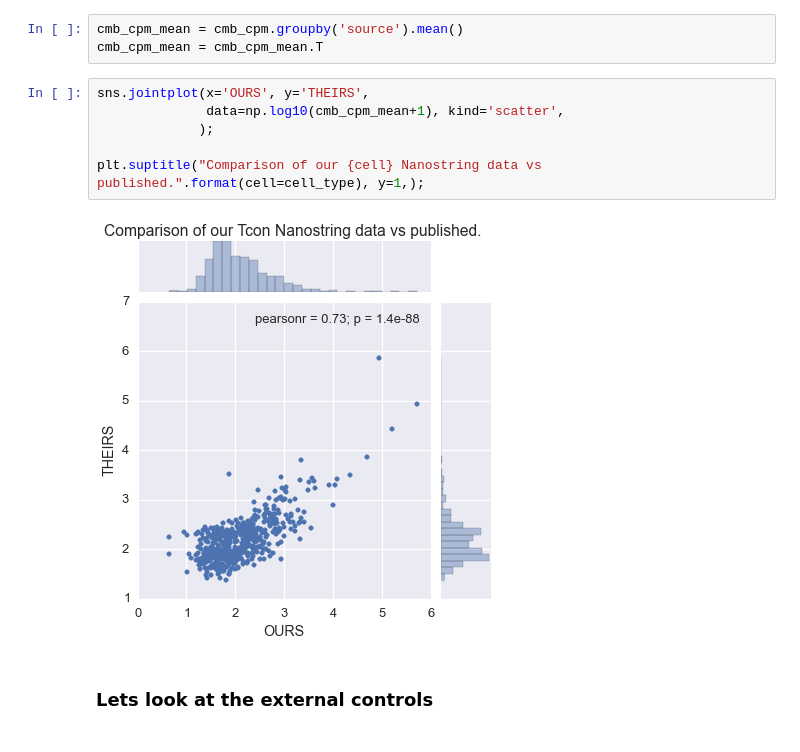
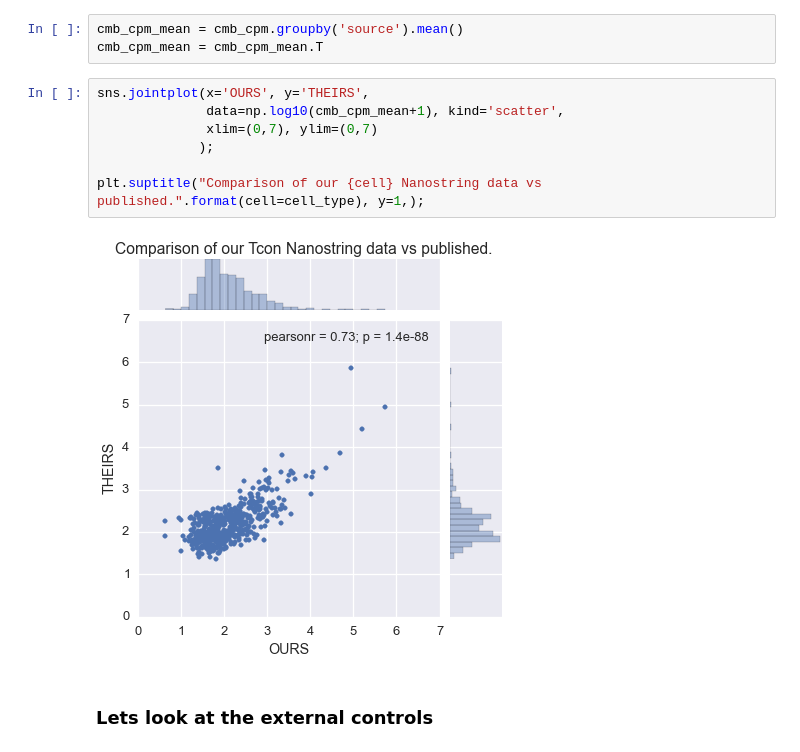
Before and after one commit to xguse/ipy_notebooks, a Jupyter notebook: BCH/James/2016-02-25__Comparison_of_our_nanostring_to_published_for_Tcon.ipynb, the cells around one changed output. Cells and saved outputs as stored; diff of their text form.

```diff
--- a/BCH/James/2016-02-25__Comparison_of_our_nanostring_to_published_for_Tcon.ipynb
+++ b/BCH/James/2016-02-25__Comparison_of_our_nanostring_to_published_for_Tcon.ipynb
@@ -235,11 +235,12 @@ cmb_cpm_mean = cmb_cpm_mean.T
 # %%
 sns.jointplot(x='OURS', y='THEIRS',
               data=np.log10(cmb_cpm_mean+1), kind='scatter',
+              xlim=(0,7), ylim=(0,7)
              );
 
 plt.suptitle("Comparison of our {cell} Nanostring data vs published.".format(cell=cell_type), y=1,);
 # %% [output]
-[figure, old version]
+[figure, new version]
 # %% [markdown]
 ### Lets look at the external controls
 # %%
```
Also changed, not shown: parts of 4 cells of this notebook, 23 other files.
